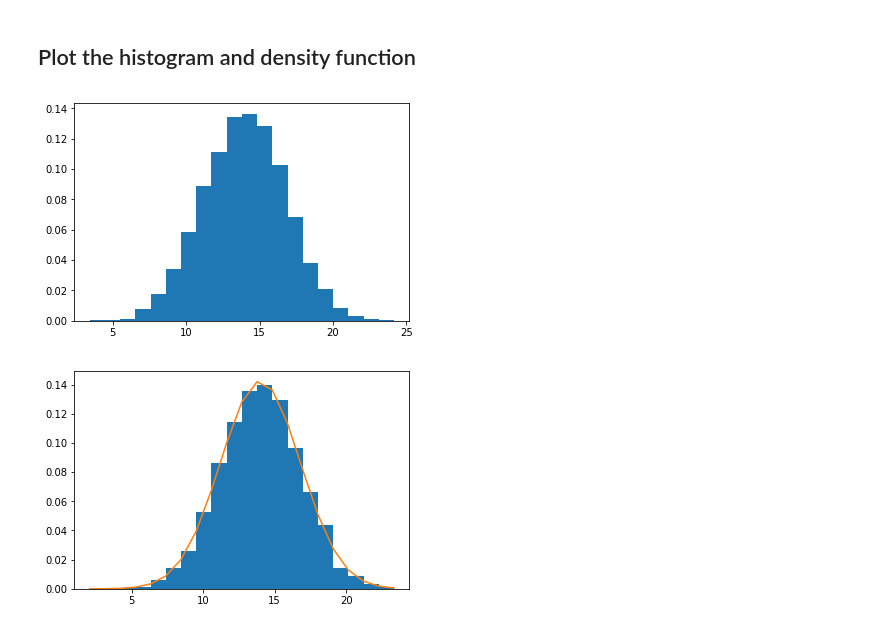
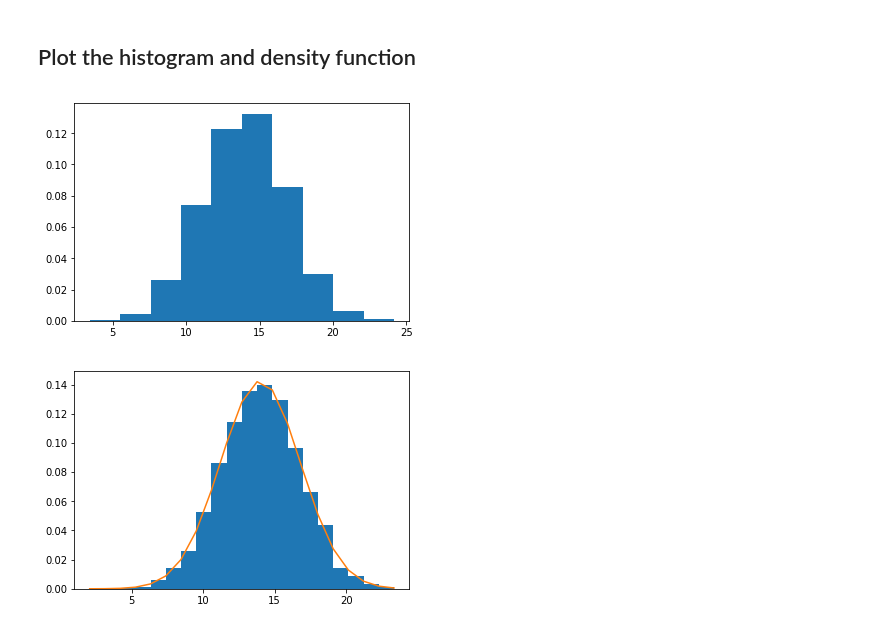
Before and after one commit to cjriggio/dsc-normal-distribution-lab-nyc-ds-career-042219, a Jupyter notebook: index.ipynb, the cells around one changed output. Cells and saved outputs as stored; diff of their text form; code cells hidden in the pictures.

```diff
--- a/index.ipynb
+++ b/index.ipynb
@@ -59,11 +59,11 @@ density
 ## Plot the histogram and density function
 # %%
 #plt.figure(figsize=(8,5))
-plt.hist(s, bins=20 density=True)
+plt.hist(s, density=True)
 plt.plot(bins, density)
 plt.show();
 # %% [output]
-[figure, old version]
+[figure, new version]
 # %%
 # Plot histogram along with the density function
 # %% [output]
```
